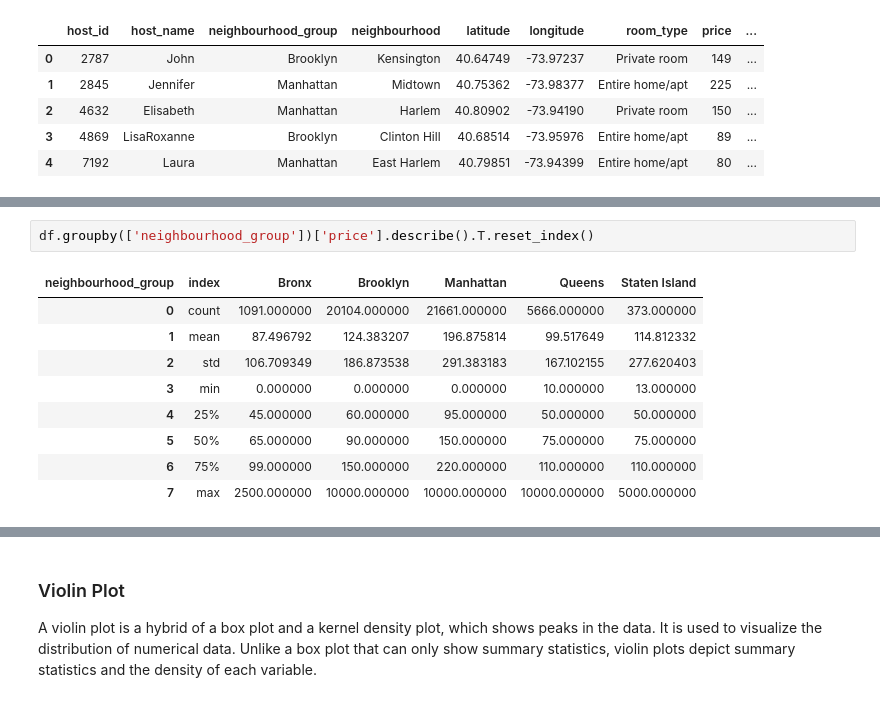
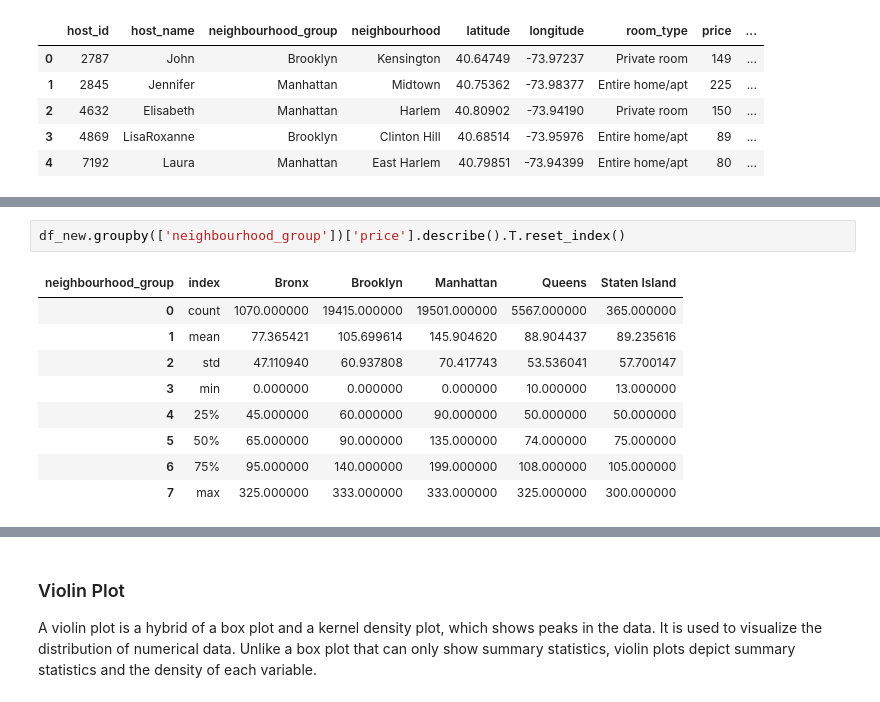
Before and after one commit to rahulinchal/Airbnb-NYC-2019, a Jupyter notebook: Airbnb NYC 2019.ipynb, the cells around one changed output, grey strips where cells are left out. Cells and saved outputs as stored; diff of their text form.

```diff
--- a/Airbnb NYC 2019.ipynb
+++ b/Airbnb NYC 2019.ipynb
@@ -396,14 +408,14 @@ df_new.head()
 # %%
-df.groupby(['neighbourhood_group'])['price'].describe().T.reset_index()
+df_new.groupby(['neighbourhood_group'])['price'].describe().T.reset_index()
 # %% [output]
 | neighbourhood_group | index | Bronx | Brooklyn | Manhattan | Queens | Staten Island |
-| 0 | count | 1091.000000 | 20104.000000 | 21661.000000 | 5666.000000 | 373.000000 |
-| 1 | mean | 87.496792 | 124.383207 | 196.875814 | 99.517649 | 114.812332 |
-| 2 | std | 106.709349 | 186.873538 | 291.383183 | 167.102155 | 277.620403 |
+| 0 | count | 1070.000000 | 19415.000000 | 19501.000000 | 5567.000000 | 365.000000 |
+| 1 | mean | 77.365421 | 105.699614 | 145.904620 | 88.904437 | 89.235616 |
+| 2 | std | 47.110940 | 60.937808 | 70.417743 | 53.536041 | 57.700147 |
 | 3 | min | 0.000000 | 0.000000 | 0.000000 | 10.000000 | 13.000000 |
-| 4 | 25% | 45.000000 | 60.000000 | 95.000000 | 50.000000 | 50.000000 |
-| 5 | 50% | 65.000000 | 90.000000 | 150.000000 | 75.000000 | 75.000000 |
-| 6 | 75% | 99.000000 | 150.000000 | 220.000000 | 110.000000 | 110.000000 |
-| 7 | max | 2500.000000 | 10000.000000 | 10000.000000 | 10000.000000 | 5000.000000 |
+| 4 | 25% | 45.000000 | 60.000000 | 90.000000 | 50.000000 | 50.000000 |
+| 5 | 50% | 65.000000 | 90.000000 | 135.000000 | 74.000000 | 75.000000 |
+| 6 | 75% | 95.000000 | 140.000000 | 199.000000 | 108.000000 | 105.000000 |
+| 7 | max | 325.000000 | 333.000000 | 333.000000 | 325.000000 | 300.000000 |
 # %%
 plt.figure(figsize = (15,6))
```
Also changed, not shown: parts of 7 cells of this notebook.
